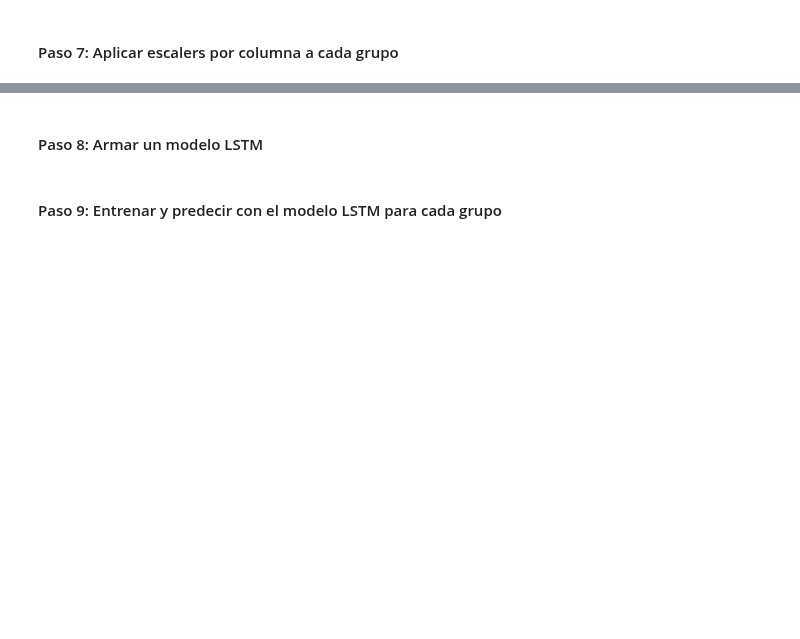
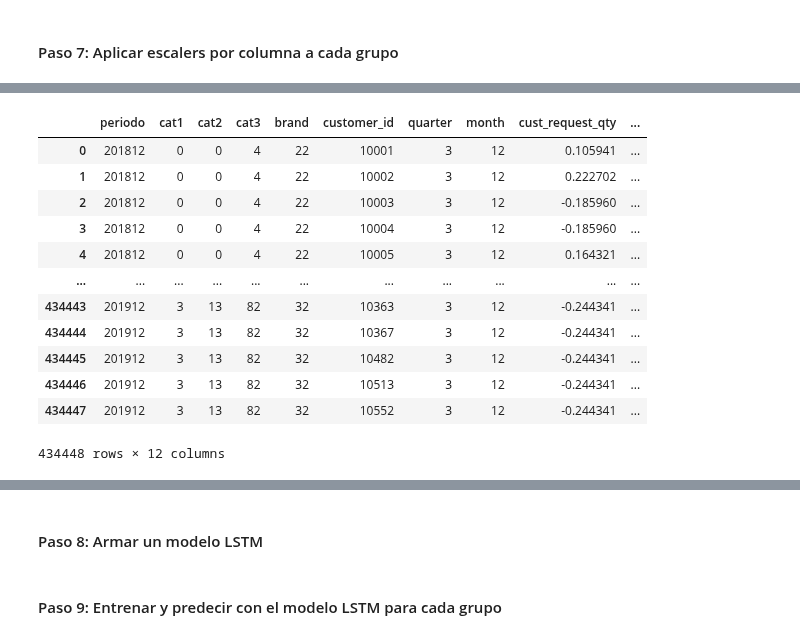
Before and after one commit to marianoMarchetta1/LaboratorioIII, a Jupyter notebook: Models/CategoryGroupClusteringFixed/model.ipynb, the cells around one changed output, grey strips where cells are left out. Saved outputs shown, nothing was run; the diff lists cells and outputs as text; code cells hidden in the pictures; blank space fills up the shorter version.

```diff
--- a/Models/CategoryGroupClusteringFixed/model.ipynb
+++ b/Models/CategoryGroupClusteringFixed/model.ipynb
@@ -296,0 +300,16 @@ joblib.dump(scalers, 'scalers.pkl')
+# %%
+display(scaled_df)
+# %% [output]
+|  | periodo | cat1 | cat2 | cat3 | brand | customer_id | quarter | month | cust_request_qty | ... |
+| 0 | 201812 | 0 | 0 | 4 | 22 | 10001 | 3 | 12 | 0.105941 | ... |
+| 1 | 201812 | 0 | 0 | 4 | 22 | 10002 | 3 | 12 | 0.222702 | ... |
+| 2 | 201812 | 0 | 0 | 4 | 22 | 10003 | 3 | 12 | -0.185960 | ... |
+| 3 | 201812 | 0 | 0 | 4 | 22 | 10004 | 3 | 12 | -0.185960 | ... |
+| 4 | 201812 | 0 | 0 | 4 | 22 | 10005 | 3 | 12 | 0.164321 | ... |
+| ... | ... | ... | ... | ... | ... | ... | ... | ... | ... | ... |
+| 434443 | 201912 | 3 | 13 | 82 | 32 | 10363 | 3 | 12 | -0.244341 | ... |
+| 434444 | 201912 | 3 | 13 | 82 | 32 | 10367 | 3 | 12 | -0.244341 | ... |
+| 434445 | 201912 | 3 | 13 | 82 | 32 | 10482 | 3 | 12 | -0.244341 | ... |
+| 434446 | 201912 | 3 | 13 | 82 | 32 | 10513 | 3 | 12 | -0.244341 | ... |
+| 434447 | 201912 | 3 | 13 | 82 | 32 | 10552 | 3 | 12 | -0.244341 | ... |
+434448 rows × 12 columns
```
Also changed, not shown: parts of 6 cells of this notebook, 1 other file.
